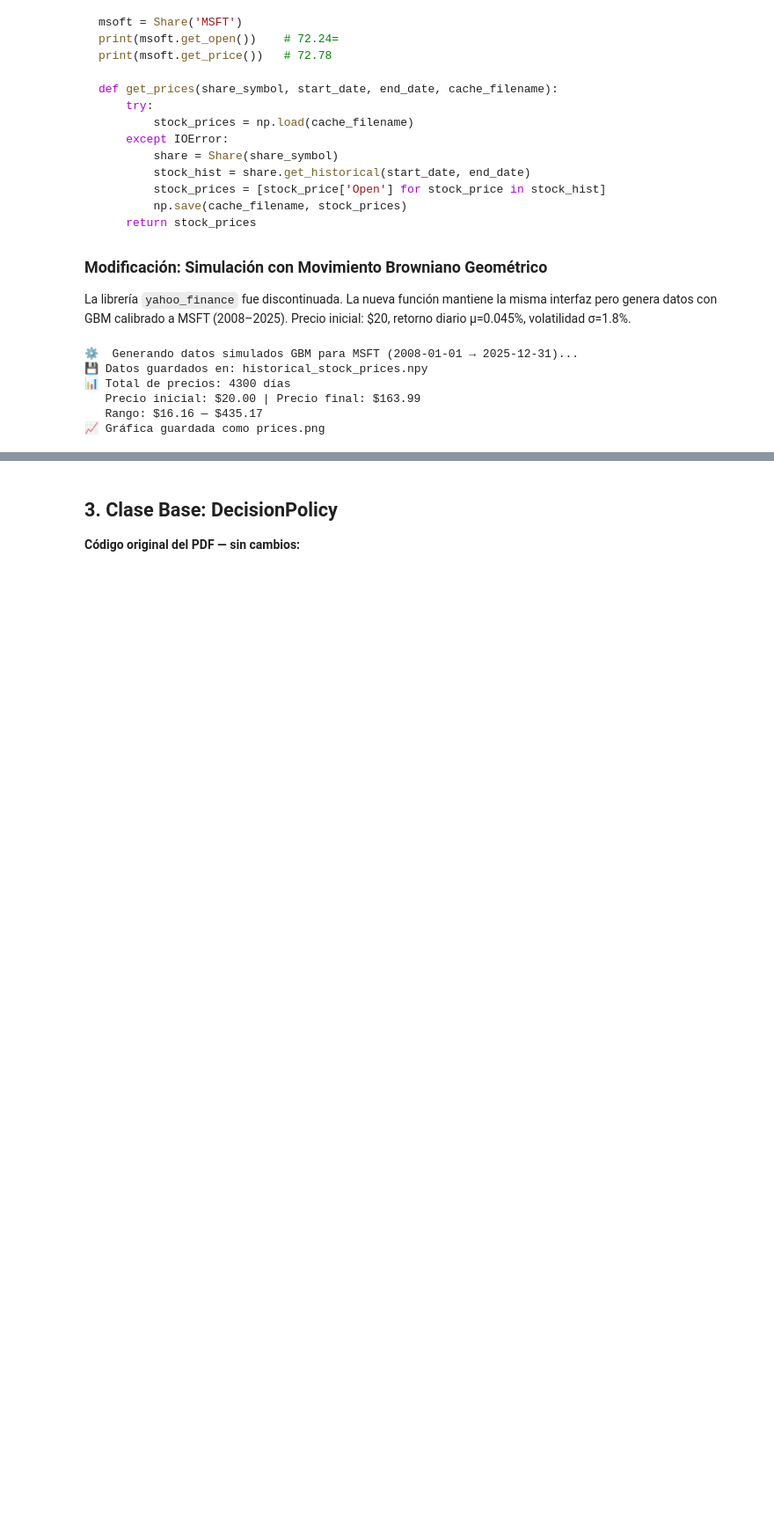
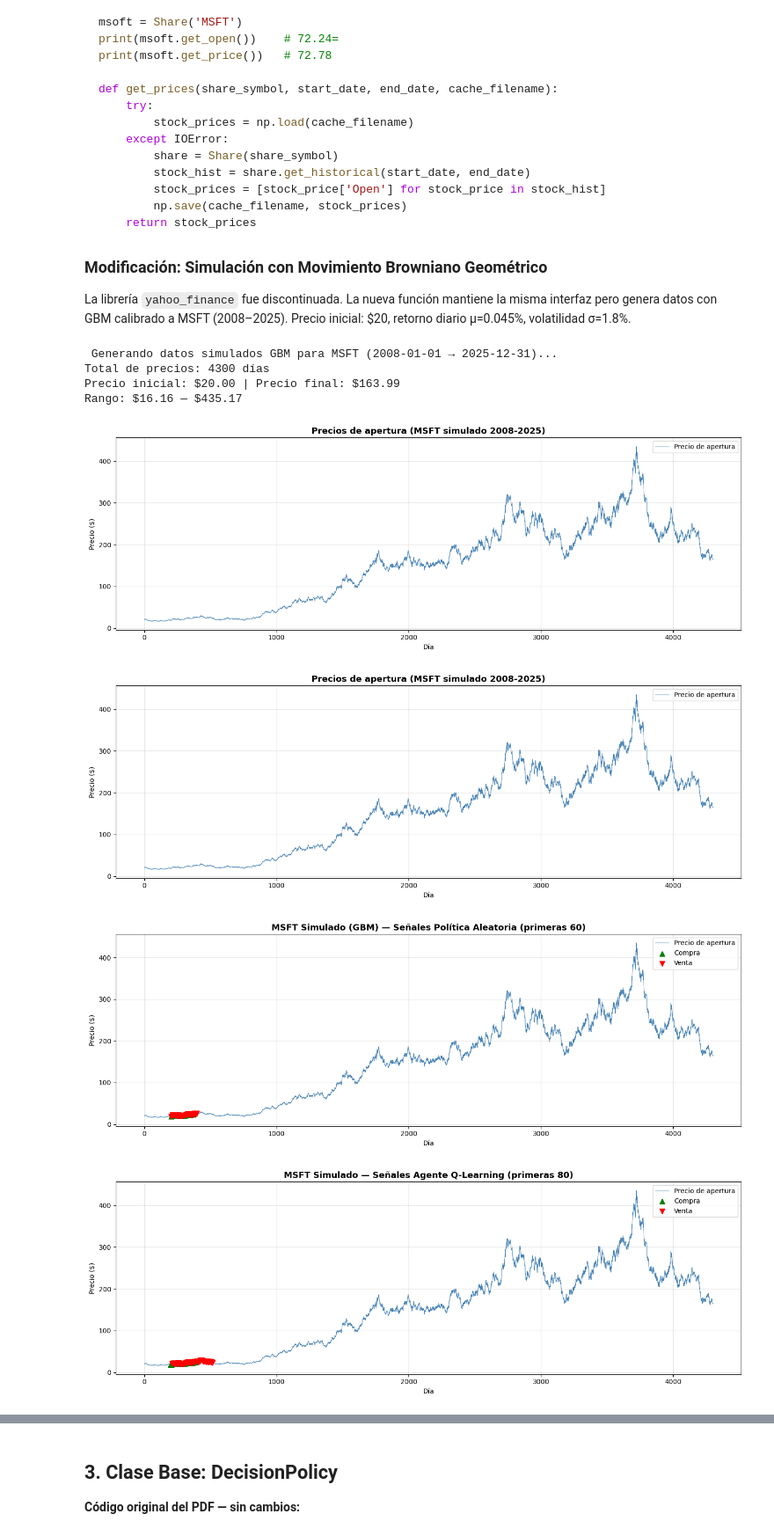
Before and after one commit to Angel-Mozz/Procesamiento_Inteligente-_de-Datos_Angel_Ocariz, a Jupyter notebook: parcial2/Precios_Acciones_Agente_RL.ipynb, the cells around one changed output, grey strips where cells are left out. Shown at 88% size. Cells and saved outputs as stored; diff of their text form; code cells hidden in the pictures; blank space fills up the shorter version.

```diff
--- a/parcial2/Precios_Acciones_Agente_RL.ipynb
+++ b/parcial2/Precios_Acciones_Agente_RL.ipynb
@@ -77,42 +77,43 @@ def get_prices(share_symbol, start_date, end_date):
     np.random.seed(42)
     prices = [p['S0']]
     for _ in range(p['n_days'] - 1):
         z = np.random.normal(0, 1)
         ret = np.exp((p['mu'] - 0.5*p['sigma']**2) + p['sigma']*z)
         prices.append(prices[-1]*ret)
     stock_prices = np.array(prices, dtype=float)
 
     print(f"Total de precios: {len(stock_prices)} días")
-    print(f"   Precio inicial: ${stock_prices[0]:.2f} | Precio final: ${stock_prices[-1]:.2f}")
-    print(f"   Rango: ${stock_prices.min():.2f} — ${stock_prices.max():.2f}")
+    print(f"Precio inicial: ${stock_prices[0]:.2f} | Precio final: ${stock_prices[-1]:.2f}")
+    print(f"Rango: ${stock_prices.min():.2f} — ${stock_prices.max():.2f}")
     return stock_prices
 
 
 def plot_prices(prices, title='Precios de apertura (MSFT simulado 2008-2025)',
-                buy_points=None, sell_points=None, fname='prices.png'):
+                buy_points=None, sell_points=None):
     """Grafica el precio histórico con señales de compra/venta opcionales."""
     fig, ax = plt.subplots(figsize=(14, 5))
     ax.plot(prices, color='steelblue', linewidth=0.8, label='Precio de apertura')
     if buy_points:
         bx, by = zip(*buy_points)
         ax.scatter(bx, by, color='green', marker='^', s=60, zorder=5, label='Compra')
     if sell_points:
         sx, sy = zip(*sell_points)
         ax.scatter(sx, sy, color='red', marker='v', s=60, zorder=5, label='Venta')
     ax.set_title(title, fontsize=13, fontweight='bold')
     ax.set_xlabel('Día'); ax.set_ylabel('Precio ($)')
     ax.legend(); ax.grid(alpha=0.3)
     plt.tight_layout()
-    plt.savefig(fname, dpi=120); plt.close()
-    print(f"📈 Gráfica guardada como {fname}")
+    plt.show()
 
 
-prices = get_prices('MSFT', '2008-01-01', '2025-12-31', 'historical_stock_prices.npy')
+prices = get_prices('MSFT', '2008-01-01', '2025-12-31')
 plot_prices(prices)
 # %% [output]
-⚙️  Generando datos simulados GBM para MSFT (2008-01-01 → 2025-12-31)...
-💾 Datos guardados en: historical_stock_prices.npy
-📊 Total de precios: 4300 días
-   Precio inicial: $20.00 | Precio final: $163.99
-   Rango: $16.16 — $435.17
-📈 Gráfica guardada como prices.png
+ Generando datos simulados GBM para MSFT (2008-01-01 → 2025-12-31)...
+Total de precios: 4300 días
+Precio inicial: $20.00 | Precio final: $163.99
+Rango: $16.16 — $435.17
+[figure, added]
+[figure, added]
+[figure, added]
+[figure, added]
```
Also changed, not shown: parts of 15 cells of this notebook.
